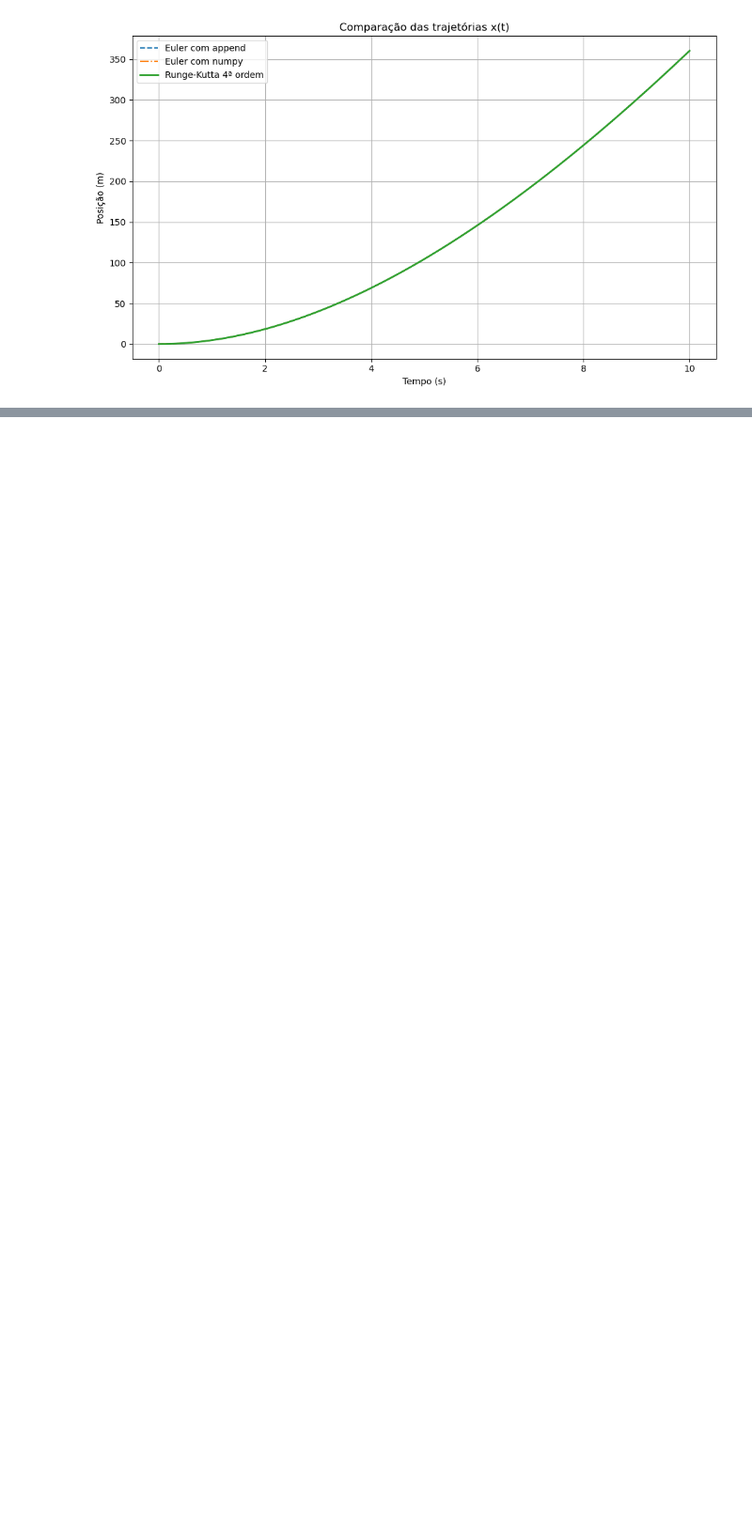
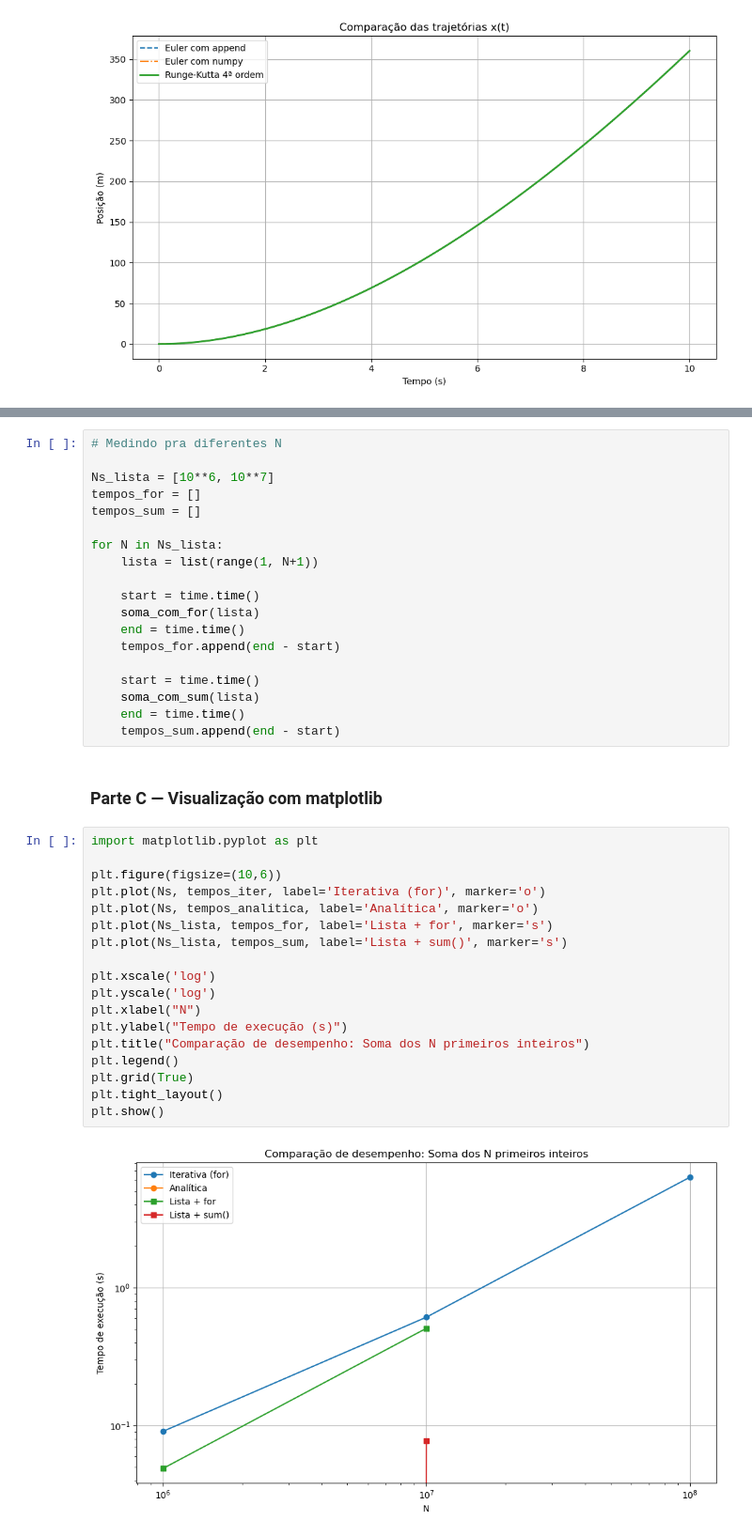
Before and after one commit to Gsimarelli/av6, a Jupyter notebook: av6.ipynb, the cells around one changed output, grey strips where cells are left out. Shown at 94% size. Cells and saved outputs as stored; diff of their text form; blank space fills up the shorter version.

```diff
--- a/av6.ipynb
+++ b/av6.ipynb
@@ -192,0 +329,41 @@ plt.show()
+# %%
+# Medindo pra diferentes N
+
+Ns_lista = [10**6, 10**7]
+tempos_for = []
+tempos_sum = []
+
+for N in Ns_lista:
+    lista = list(range(1, N+1))
+
+    start = time.time()
+    soma_com_for(lista)
+    end = time.time()
+    tempos_for.append(end - start)
+
+    start = time.time()
+    soma_com_sum(lista)
+    end = time.time()
+    tempos_sum.append(end - start)
+# %% [markdown]
+### Parte C — Visualização com matplotlib
+# %%
+import matplotlib.pyplot as plt
+
+plt.figure(figsize=(10,6))
+plt.plot(Ns, tempos_iter, label='Iterativa (for)', marker='o')
+plt.plot(Ns, tempos_analitica, label='Analítica', marker='o')
+plt.plot(Ns_lista, tempos_for, label='Lista + for', marker='s')
+plt.plot(Ns_lista, tempos_sum, label='Lista + sum()', marker='s')
+
+plt.xscale('log')
+plt.yscale('log')
+plt.xlabel("N")
+plt.ylabel("Tempo de execução (s)")
+plt.title("Comparação de desempenho: Soma dos N primeiros inteiros")
+plt.legend()
+plt.grid(True)
+plt.tight_layout()
+plt.show()
+# %% [output]
+[figure, added]
```
Also changed, not shown: parts of 24 cells of this notebook, 1 other file.
